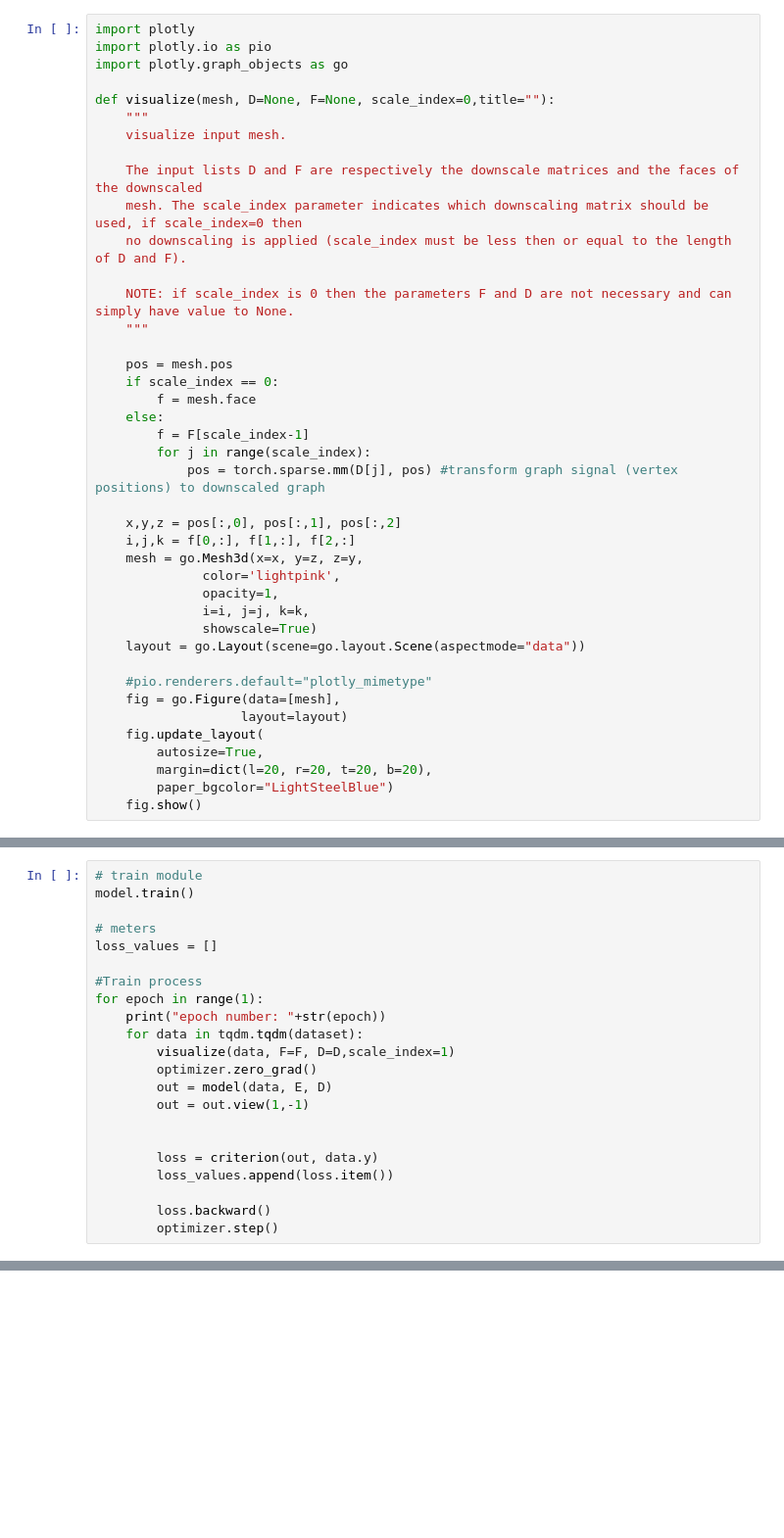
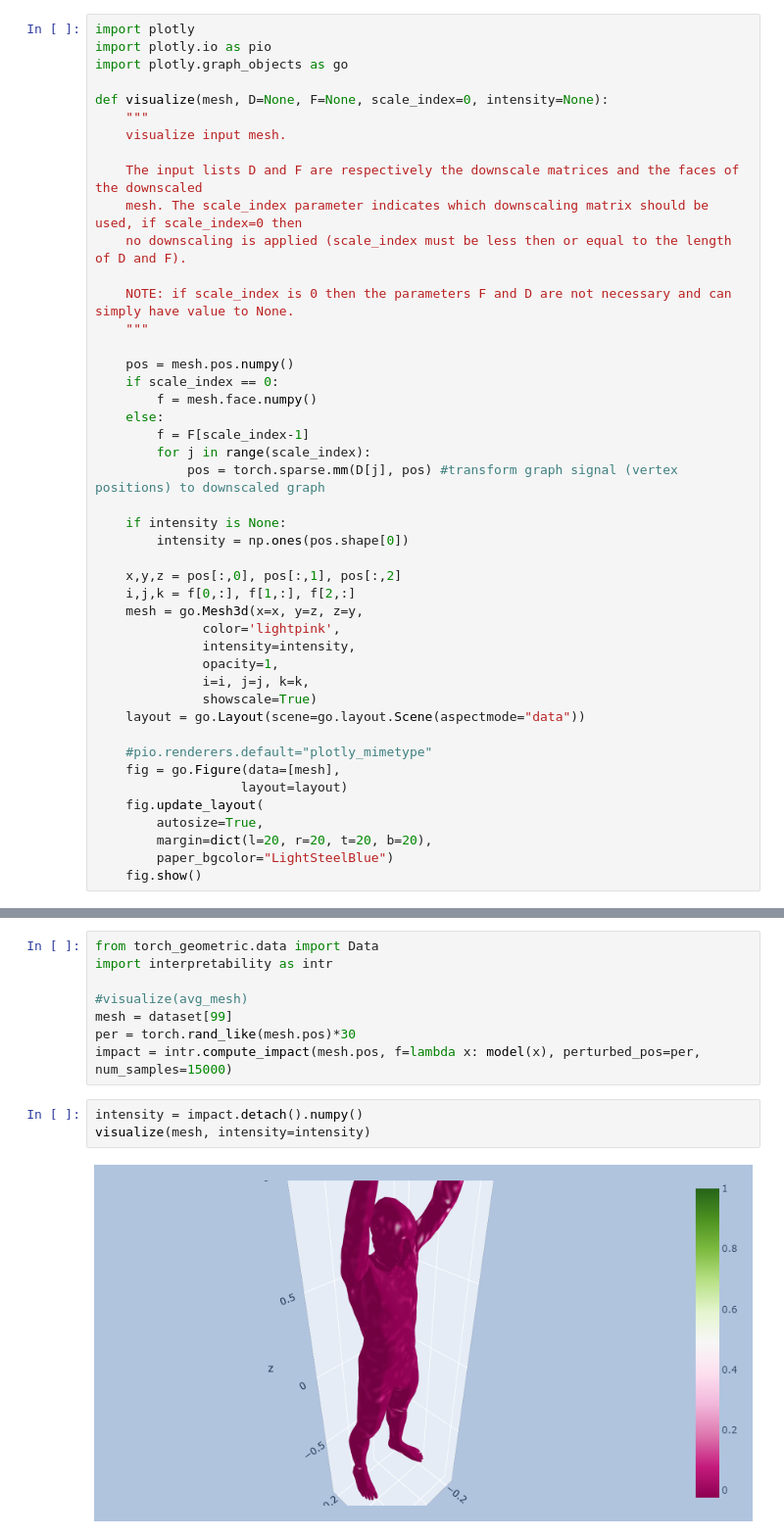
Before and after one commit to giorgio-mariani/Adversarial-Surfaces-via-Band-Limited-Perturbations, a Jupyter notebook: src/visualize.ipynb, the cells around one changed output, grey strips where cells are left out. Shown at 98% size. Saved outputs shown, nothing was run; the diff lists cells and outputs as text; blank space fills up the shorter version.

```diff
--- a/src/visualize.ipynb
+++ b/src/visualize.ipynb
@@ -25,7 +29,7 @@ import plotly
 import plotly.io as pio
 import plotly.graph_objects as go
 
-def visualize(mesh, D=None, F=None, scale_index=0,title=""):
+def visualize(mesh, D=None, F=None, scale_index=0, intensity=None):
     """
     visualize input mesh.
 
@@ -36,18 +40,22 @@ def visualize(mesh, D=None, F=None, scale_index=0,title=""):
     NOTE: if scale_index is 0 then the parameters F and D are not necessary and can simply have value to None.
     """
 
-    pos = mesh.pos
+    pos = mesh.pos.numpy()
     if scale_index == 0:
-        f = mesh.face
+        f = mesh.face.numpy()
     else:
         f = F[scale_index-1]
         for j in range(scale_index):
             pos = torch.sparse.mm(D[j], pos) #transform graph signal (vertex positions) to downscaled graph
 
+    if intensity is None:
+        intensity = np.ones(pos.shape[0])
+
     x,y,z = pos[:,0], pos[:,1], pos[:,2]
     i,j,k = f[0,:], f[1,:], f[2,:]
     mesh = go.Mesh3d(x=x, y=z, z=y,
               color='lightpink',
+              intensity=intensity,
               opacity=1,
               i=i, j=j, k=k,
               showscale=True)
@@ -66,22 +71,0 @@ Training of the model
-# %%
-# train module
-model.train()
-
-# meters
-loss_values = []
-
-#Train process
-for epoch in range(1):
-    print("epoch number: "+str(epoch))
-    for data in tqdm.tqdm(dataset):
-        visualize(data, F=F, D=D,scale_index=1)
-        optimizer.zero_grad()
-        out = model(data, E, D)
-        out = out.view(1,-1)
-
-
-        loss = criterion(out, data.y)
-        loss_values.append(loss.item())
-
-        loss.backward()
-        optimizer.step()
@@ -90,0 +74,13 @@ TypeError: invalid Figure property: title
+# %%
+from torch_geometric.data import Data
+import interpretability as intr
+
+#visualize(avg_mesh)
+mesh = dataset[99]
+per = torch.rand_like(mesh.pos)*30
+impact = intr.compute_impact(mesh.pos, f=lambda x: model(x), perturbed_pos=per, num_samples=15000)
+# %%
+intensity = impact.detach().numpy()
+visualize(mesh, intensity=intensity)
+# %% [output]
+[figure, added]
```
Also changed, not shown: parts of 4 cells of this notebook, 7 other files.
